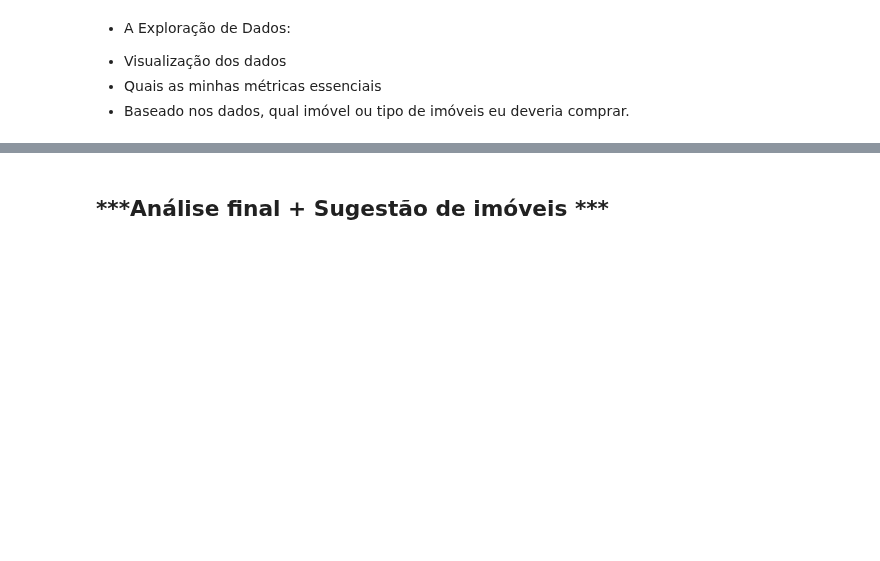
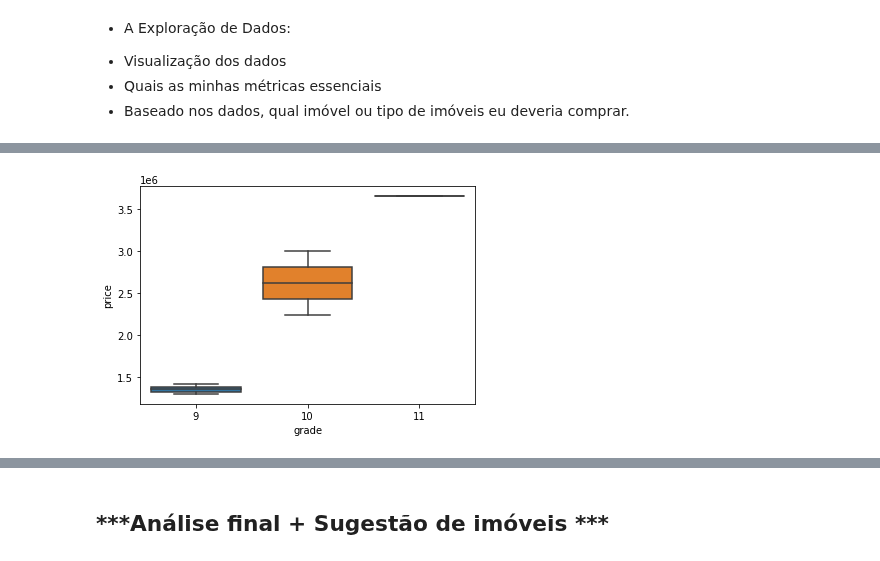
Before and after one commit to Adjalma/Mini-Projeto-DNC, a Jupyter notebook: Mini_Projeto_DNC.ipynb, the cells around one changed output, grey strips where cells are left out. Cells and saved outputs as stored; diff of their text form; code cells hidden in the pictures; blank space fills up the shorter version.

```diff
--- a/Mini_Projeto_DNC.ipynb
+++ b/Mini_Projeto_DNC.ipynb
@@ -135,3 +135,7 @@ kcs.head()
 - Visualização dos dados
 - Quais as minhas métricas essenciais
 - Baseado nos dados, qual imóvel ou tipo de imóveis eu deveria comprar.
+# %%
+melhores_Aguiar = kcs[(kcs["condition"]==5) & (kcs["view"]==4) & (kcs["waterfront"]>0) & (kcs["grade"] >=9) & (kcs["yr_built"] >0)]
+
+melhores_Aguiar
@@ -137,0 +160,4 @@ kcs.head()
+# %%
+sns.boxplot(data= melhores_Aguiar,x='grade', y='price');
+# %% [output]
+[figure, added]
```
Also changed, not shown: parts of 10 cells of this notebook.
